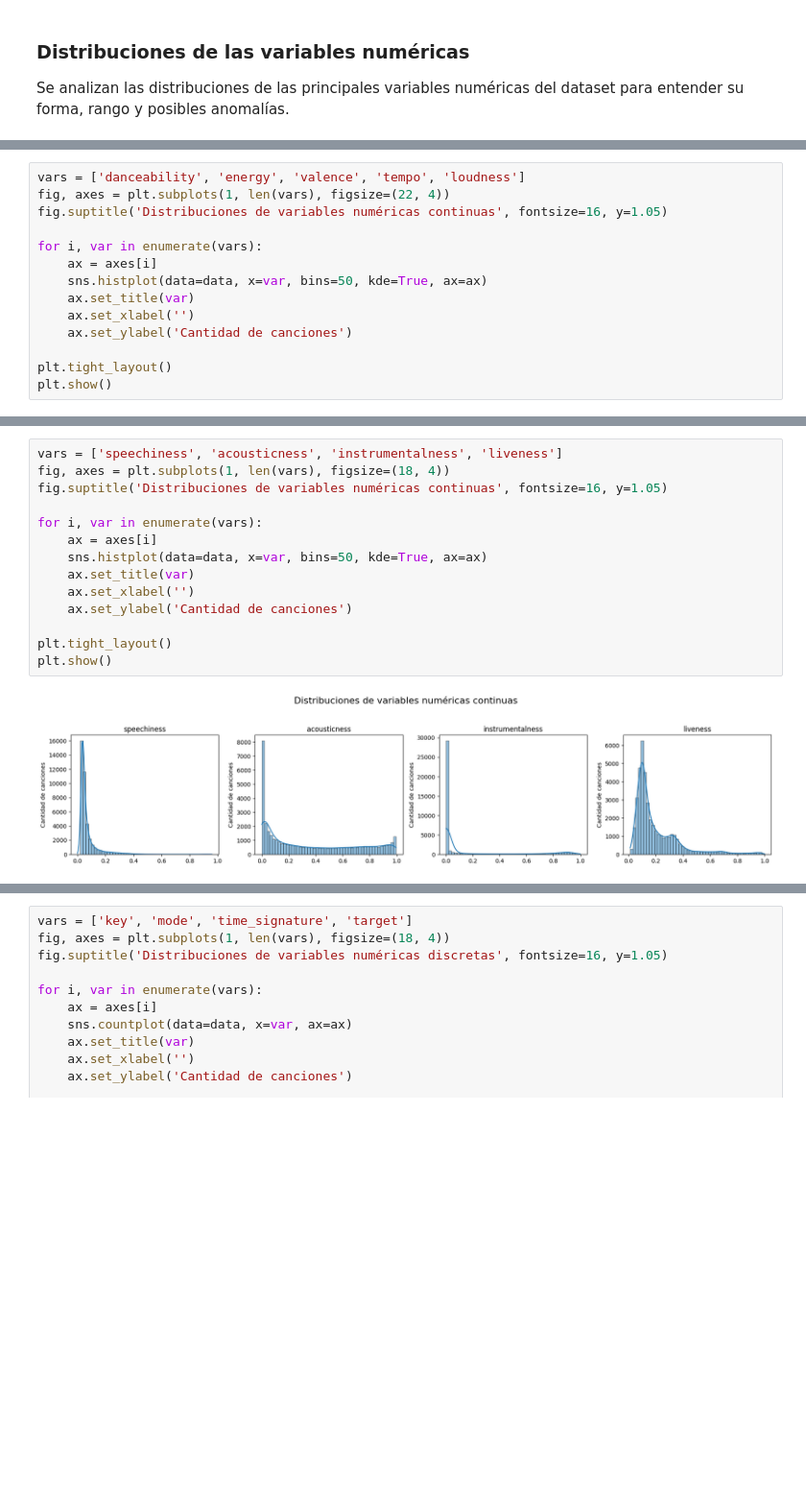
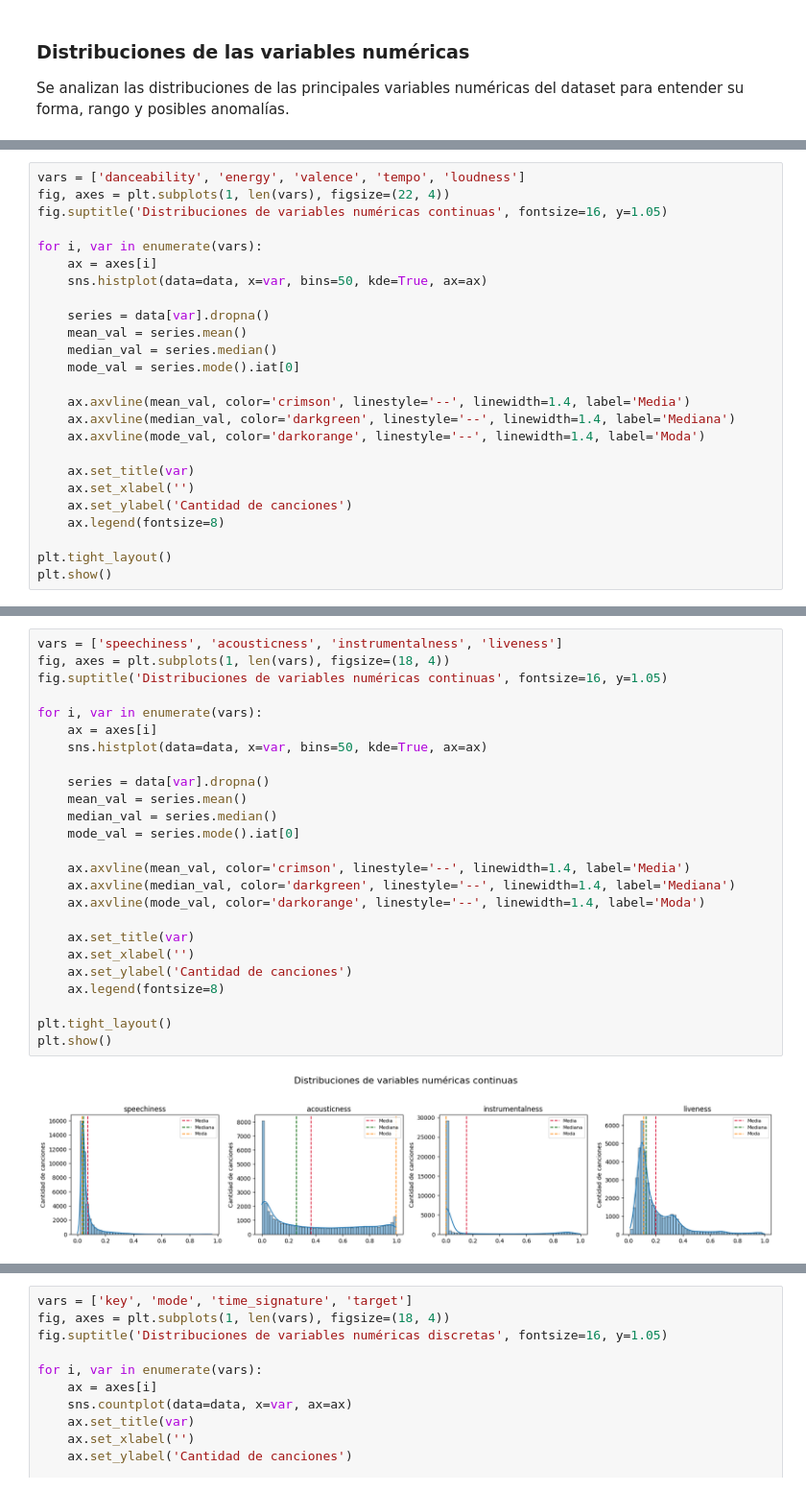
Before and after one commit to EehMauro/tp-data-science, a Jupyter notebook: tp.ipynb, the cells around one changed output, grey strips where cells are left out. Shown at 96% size. Drawn from its saved outputs; the diff is of its cells as text; blank space fills up the shorter version.

Commit message:
feat: add mean, median and mode to analysis

```diff
--- a/tp.ipynb
+++ b/tp.ipynb
@@ -114,9 +123,20 @@ fig.suptitle('Distribuciones de variables numéricas continuas', fontsize=16, y=
 for i, var in enumerate(vars):
     ax = axes[i]
     sns.histplot(data=data, x=var, bins=50, kde=True, ax=ax)
+
+    series = data[var].dropna()
+    mean_val = series.mean()
+    median_val = series.median()
+    mode_val = series.mode().iat[0]
+
+    ax.axvline(mean_val, color='crimson', linestyle='--', linewidth=1.4, label='Media')
+    ax.axvline(median_val, color='darkgreen', linestyle='--', linewidth=1.4, label='Mediana')
+    ax.axvline(mode_val, color='darkorange', linestyle='--', linewidth=1.4, label='Moda')
+
     ax.set_title(var)
     ax.set_xlabel('')
     ax.set_ylabel('Cantidad de canciones')
+    ax.legend(fontsize=8)
 
 plt.tight_layout()
 plt.show()
@@ -133,19 +153,30 @@ plt.show()
 # %%
 vars = ['speechiness', 'acousticness', 'instrumentalness', 'liveness']
 fig, axes = plt.subplots(1, len(vars), figsize=(18, 4))
 fig.suptitle('Distribuciones de variables numéricas continuas', fontsize=16, y=1.05)
 
 for i, var in enumerate(vars):
     ax = axes[i]
     sns.histplot(data=data, x=var, bins=50, kde=True, ax=ax)
+
+    series = data[var].dropna()
+    mean_val = series.mean()
+    median_val = series.median()
+    mode_val = series.mode().iat[0]
+
+    ax.axvline(mean_val, color='crimson', linestyle='--', linewidth=1.4, label='Media')
+    ax.axvline(median_val, color='darkgreen', linestyle='--', linewidth=1.4, label='Mediana')
+    ax.axvline(mode_val, color='darkorange', linestyle='--', linewidth=1.4, label='Moda')
+
     ax.set_title(var)
     ax.set_xlabel('')
     ax.set_ylabel('Cantidad de canciones')
+    ax.legend(fontsize=8)
 
 plt.tight_layout()
 plt.show()
 # %% [output]
-[figure, old version]
+[figure, new version]
 # %% [markdown]
 #### Observaciones sobre las distribuciones
 
```
Also changed, not shown: parts of 5 cells of this notebook.
